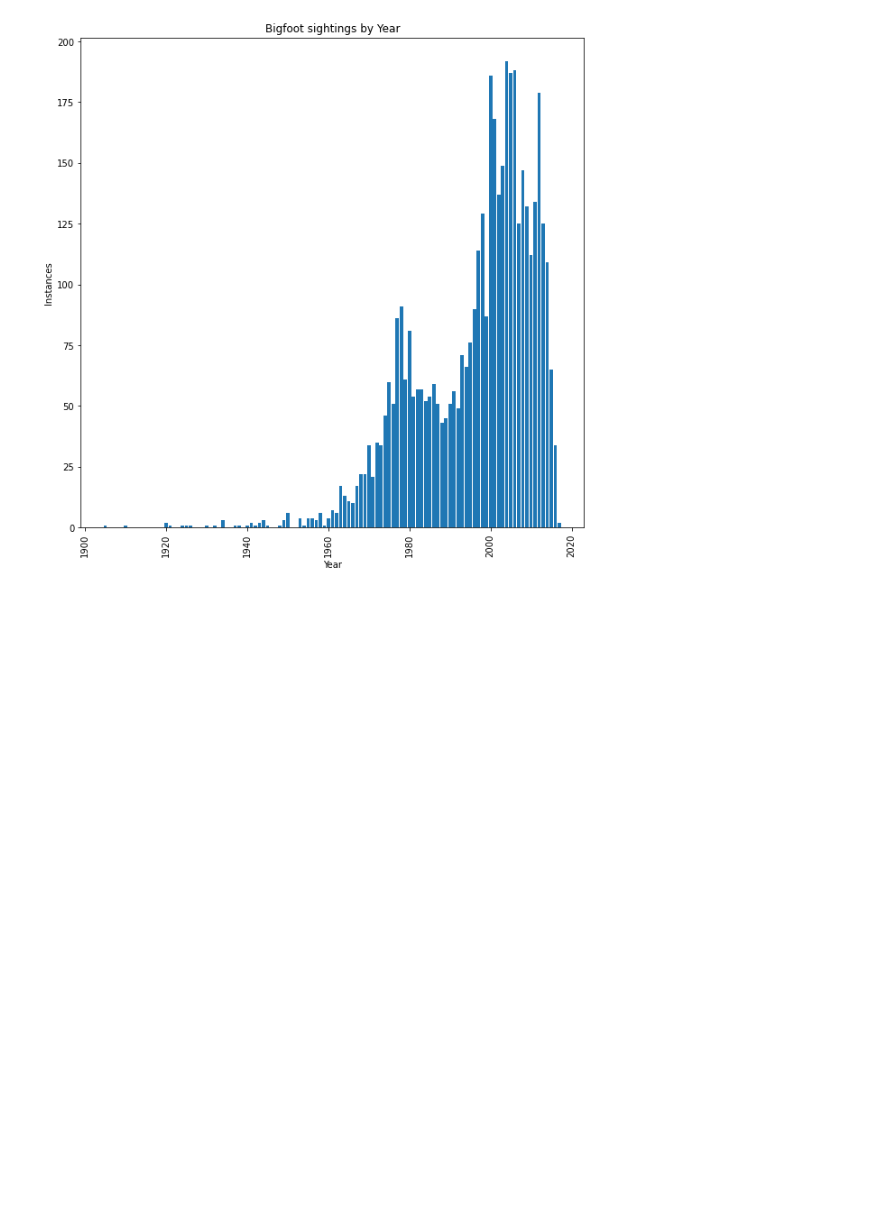
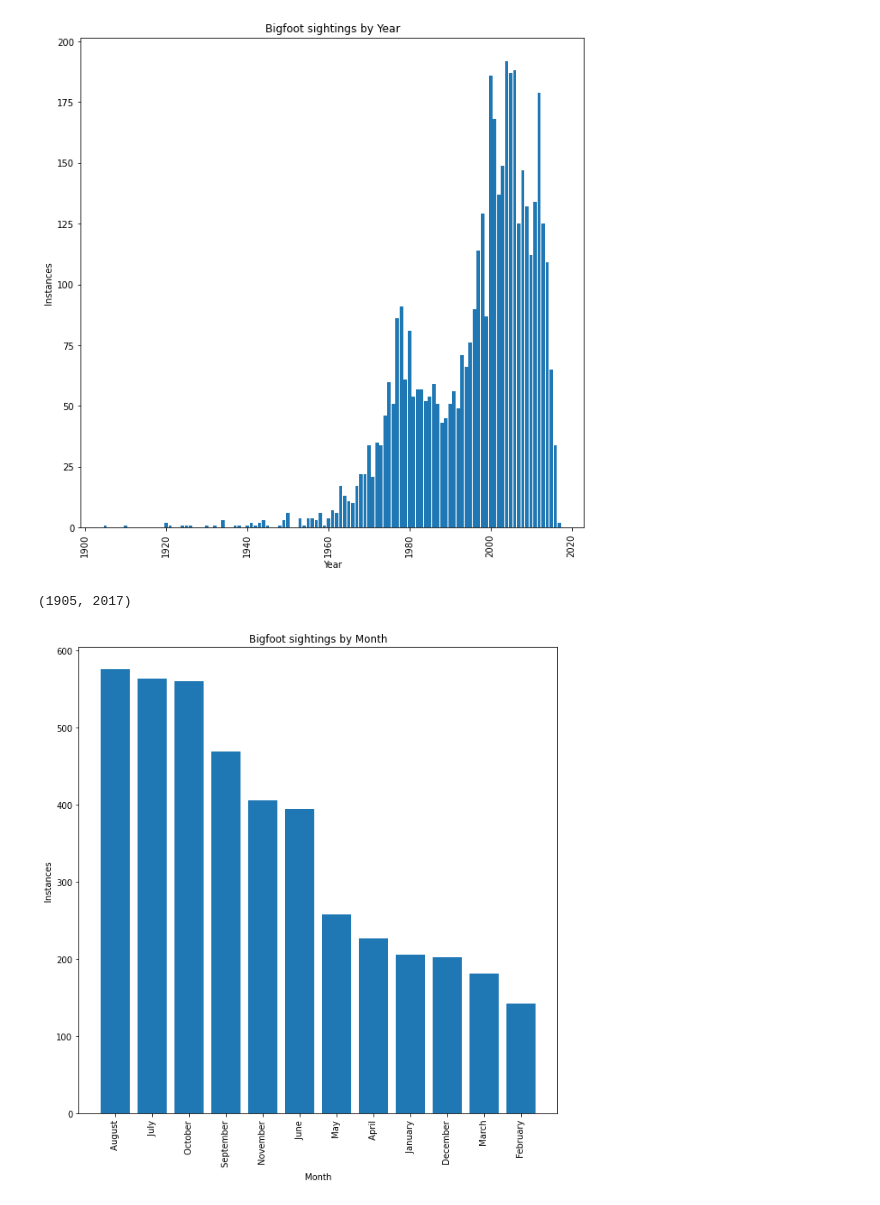
Before and after one commit to Cynz300/nlp-case-study, a Jupyter notebook: data_analysis_ig.ipynb, the cells around one changed output. Saved outputs shown, nothing was run; the diff lists cells and outputs as text; code cells hidden in the pictures; blank space fills up the shorter version.

```diff
--- a/data_analysis_ig.ipynb
+++ b/data_analysis_ig.ipynb
@@ -410,3 +410,17 @@ plt.title('Bigfoot sightings by Year')
 plt.savefig('bigfoot_year.png');
 # %% [output]
 [figure]
+# %%
+min(new_year.value_counts().index), max(new_year.value_counts().index)
+# %% [output]
+(1905, 2017)
+# %%
+fig, ax = plt.subplots(figsize = (10,10))
+plt.bar(bigfoot_df['MONTH'].value_counts().index, bigfoot_df['MONTH'].value_counts())
+plt.ylabel('Instances')
+plt.xlabel('Month')
+plt.xticks(rotation = 90)
+plt.title('Bigfoot sightings by Month')
+plt.savefig('bigfoot_month.png');
+# %% [output]
+[figure, added]
```
Also changed, not shown: parts of 2 cells of this notebook, 2 other files.
